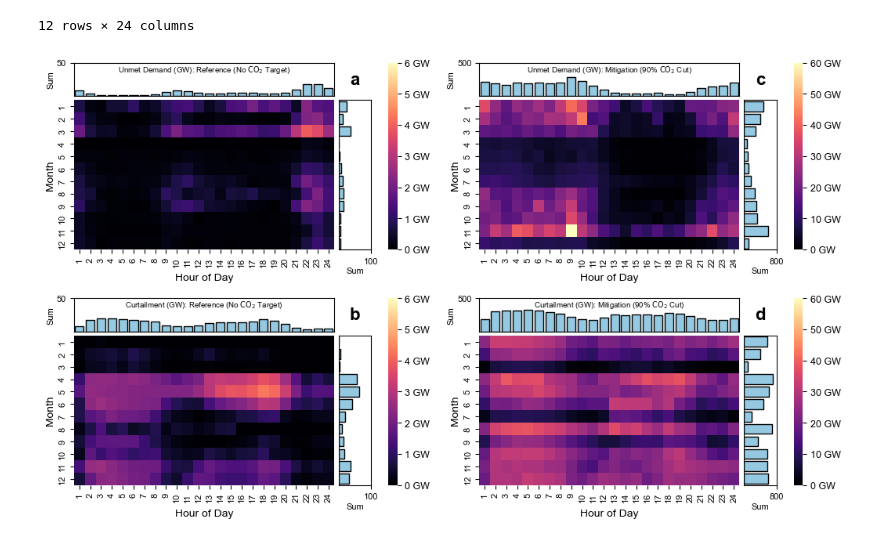
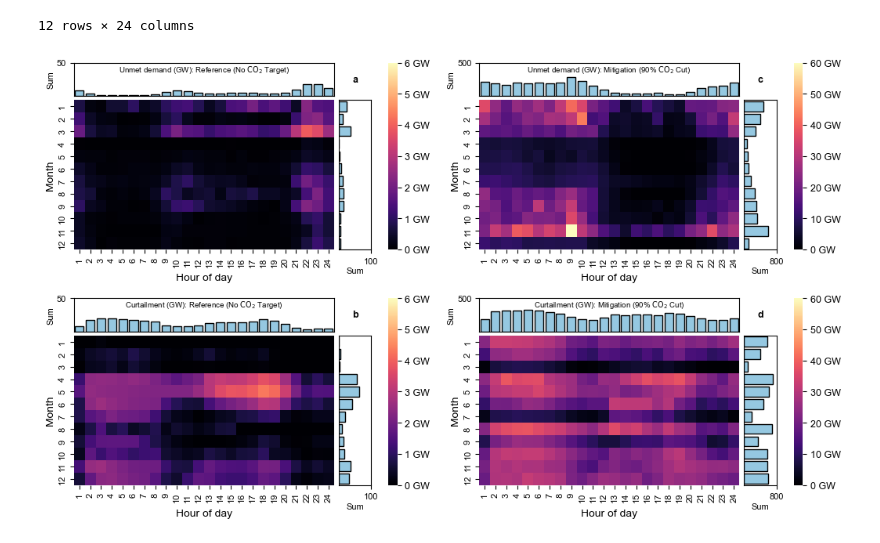
Before and after one commit to LamontagneLab/wessel_et_al_mercosur_2025, a Jupyter notebook: data_inputs_scripts/stranded_coord_appendix/data_processing_and_figures.ipynb, the cells around one changed output. Cells and saved outputs as stored; diff of their text form; code cells hidden in the pictures.

```diff
--- a/data_inputs_scripts/stranded_coord_appendix/data_processing_and_figures.ipynb
+++ b/data_inputs_scripts/stranded_coord_appendix/data_processing_and_figures.ipynb
@@ -909,8 +910,8 @@ monthly_lims,moticks=[100,100,800,800],[100,100,800,800]
 day_lims,dayticks=[50,50,500,500],[50,50,500,500]
 colorbar_maxes=[6,6,60,60]
 hr, wr, ws, hs = [1,4.5], [8,1], 0.032, 0.045
-labs = ['Unmet Demand (GW): Reference (No $\mathrm{CO_{2}}$ Target)','Curtailment (GW): Reference (No $\mathrm{CO_{2}}$ Target)',
-        'Unmet Demand (GW): Mitigation (90% $\mathrm{CO_{2}}$ Cut)','Curtailment (GW): Mitigation (90% $\mathrm{CO_{2}}$ Cut)']
+labs = ['Unmet demand (GW): Reference (No $\mathrm{CO_{2}}$ Target)','Curtailment (GW): Reference (No $\mathrm{CO_{2}}$ Target)',
+        'Unmet demand (GW): Mitigation (90% $\mathrm{CO_{2}}$ Cut)','Curtailment (GW): Mitigation (90% $\mathrm{CO_{2}}$ Cut)']
 maps=['magma','magma','magma','magma']
 
 plt.rcParams.update(plt.rcParamsDefault)
@@ -940,33 +941,33 @@ for y in range(len(gslist)):
     ax_lg.axis('off')
     heatmap = sns.heatmap(df, ax=ax_hm, cbar_ax=cb_list[y], annot=False, vmin=0, vmax=colorbar_maxes[y], fmt='.0f',\
                           xticklabels=np.arange(1,25),yticklabels=np.arange(1,13), cmap=maps[y])
     hour_bars = sns.barplot(x='Hour', y='Sum',data=hourly_values, ax=ax_hr, color='#88CCEE', edgecolor='k', orient='v')
     month_bars = sns.barplot(x='Sum', y='Month',data=monthly_values, ax=ax_mo, color='#88CCEE', edgecolor='k', orient='h')
 
     heatmap.set_xticklabels(heatmap.get_xmajorticklabels(), fontsize = 8)
     heatmap.set_yticklabels(heatmap.get_ymajorticklabels(), fontsize = 8)
-    heatmap.set_xlabel('Hour of Day', fontsize=10,labelpad=6)
+    heatmap.set_xlabel('Hour of day', fontsize=10,labelpad=6)
     heatmap.set_ylabel('Month', fontsize=10,labelpad=3)
     cbar = heatmap.collections[0].colorbar
     cbar.ax.tick_params(labelsize=9)
     t = cbar.get_ticks().tolist()
     cbar.set_ticks(t)
     cbar.set_ticklabels([fmt_strs[y].format(i) for i in t])
     ax_hr.get_xaxis().set_visible(False)
     ax_hr.set_ylim(0,day_lims[y])
     ax_hr.set_yticks([dayticks[y]])
     ax_hr.set_yticklabels([str(dayticks[y])], fontsize=8)
     ax_hr.set_ylabel('Sum', fontsize=8,labelpad=2)
     ax_mo.get_yaxis().set_visible(False)
     ax_mo.set_xlim(0,monthly_lims[y])
     ax_mo.set_xticks([moticks[y]])
     ax_mo.set_xticklabels([str(moticks[y])], fontsize=8)
     ax_mo.set_xlabel('Sum', fontsize=8,labelpad=2)
     ax_hr.annotate(str(labs[y]),(.5,.8),xycoords='axes fraction',annotation_clip=False,
                         ha='center',va='center',fontsize=7)
     ax_lg.annotate(panel_labels[y],(.5,.5),xycoords='axes fraction',annotation_clip=False,
-                        fontweight='bold',ha='center',va='center',fontsize=16)
+                        fontweight='bold',ha='center',va='center',fontsize=9)
 plt.savefig('figure_S20.png',facecolor='w',bbox_inches='tight',dpi=600)
 plt.show()
 # %% [output]
-[figure, old version]
+[figure, new version]
```
Also changed, not shown: parts of 5 cells of this notebook, 2 other files.
